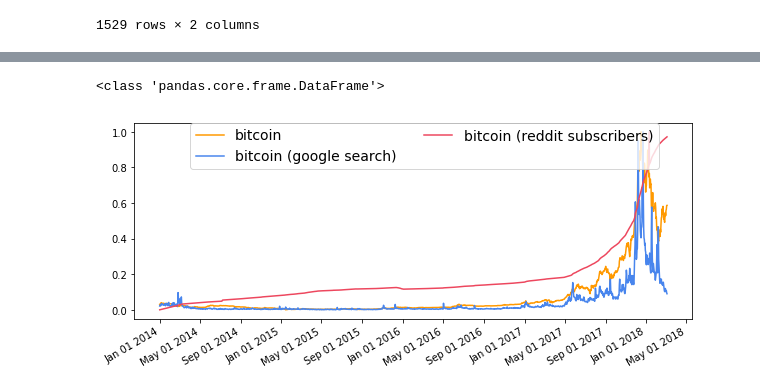
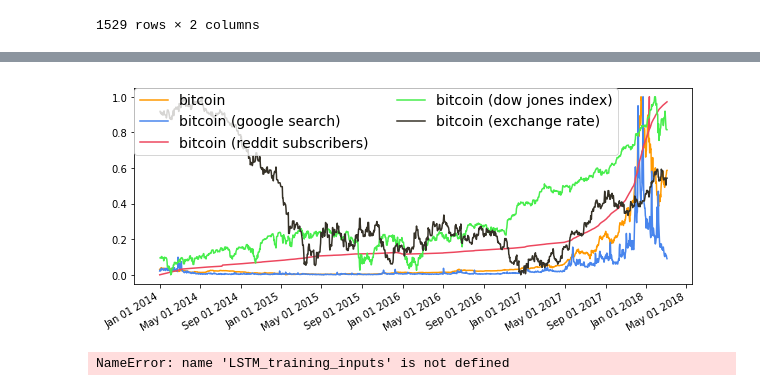
Before and after one commit to kejsiStruga/bitcoin-price-prediction, a Jupyter notebook: Data Gathering.ipynb, the cells around one changed output, grey strips where cells are left out. Saved outputs shown, nothing was run; the diff lists cells and outputs as text; code cells hidden in the pictures.

Commit message:
Finally, the model is done

```diff
--- a/Data Gathering.ipynb
+++ b/Data Gathering.ipynb
@@ -174,47 +174,85 @@ df1 = my_cryptory.extract_coinmarketcap('bitcoin')[['date','close']]
 df2 = my_cryptory.get_google_trends(kw_list=['bitcoin'])
 df3 = my_cryptory.extract_reddit_metrics(subreddit="bitcoin",
                                          metric="total-subscribers")
+# dow jones price (market code from yahoo finance)
+df4 = my_cryptory.get_stock_prices(market="%5EDJI")
+# exchange rates
+df5 = my_cryptory.get_exchange_rates(from_currency="USD", to_currency="EUR")
 
 # btc_google = df1.merge(df2,on='date', how='inner')
 
-btc_google = df1.merge(df2,on='date', how='inner').merge(df3,on='date', how='inner')
-# print(btc_google)
-
-# btc_google.to_csv('btc_data_reconciliation.csv')
+btc_google = df1.merge(df2, on='date', how='inner').merge(df3,on='date', how='inner').merge(df4,on='date' ,how='inner').merge(df5, on='date', how='inner')
 
 # need to scale columns (min-max scaling)
-btc_google[['bitcoin','close', 'total_subscribers']] = (
-        btc_google[['bitcoin', 'close', 'total_subscribers']]-btc_google[['bitcoin', 'close', 'total_subscribers']].min())/(
-        btc_google[['bitcoin', 'close', 'total_subscribers']].max()-btc_google[['bitcoin', 'close', 'total_subscribers']].min())
+btc_google[['bitcoin','close_x', 'total_subscribers', 'adjclose', 'exch_rate']] = (
+        btc_google[['bitcoin', 'close_x', 'total_subscribers', 'adjclose', 'exch_rate']]-btc_google[['bitcoin', 'close_x', 'total_subscribers', 'adjclose', 'exch_rate']].min())/(
+        btc_google[['bitcoin', 'close_x', 'total_subscribers', 'adjclose', 'exch_rate']].max()-btc_google[['bitcoin', 'close_x', 'total_subscribers', 'adjclose', 'exch_rate']].min())
+
+
+btc_google.to_csv('btc_data_reconciliation.csv')
 
 from sklearn.preprocessing import minmax_scale
 
 # btc_google[['bitcoin','close', 'total_subscribers']] = minmax_scale(btc_google[['bitcoin','close', 'total_subscribers']])
-
-print(type(btc_google[['bitcoin','close', 'total_subscribers']]))
-
 
 # plt.plot(btc_google[['bitcoin','close', 'total_subscribers']])
 %matplotlib inline
 fig, ax1 = plt.subplots(1, 1, figsize=(10, 4)) # 1 row 1 col
 
 fig.autofmt_xdate()
 
 ax1.set_xticks([datetime.date(j,i,1) for i in range(1,13,4) for j in range(2014,2019)])
 ax1.set_xticklabels([datetime.date(j,i,1).strftime('%b %d %Y')
                      for i in range(1,13,4) for j in range(2014,2019)])
+
 ax1.plot(btc_google['date'].astype(datetime.datetime),
-             btc_google['close'], label='bitcoin', color='#FF9900')
+             btc_google['close_x'], label='bitcoin', color='#FF9900')
 ax1.plot(btc_google['date'].astype(datetime.datetime),
              btc_google['bitcoin'], label="bitcoin (google search)", color='#4885ed')
 ax1.plot(btc_google['date'].astype(datetime.datetime),
              btc_google['total_subscribers'], label="bitcoin (reddit subscribers)", color='#ed475e')
+ax1.plot(btc_google['date'].astype(datetime.datetime),
+             btc_google['adjclose'], label="bitcoin (dow jones index)", color='#47ed4c')
+ax1.plot(btc_google['date'].astype(datetime.datetime),
+             btc_google['exch_rate'], label="bitcoin (exchange rate)", color='#353127')
 
-ax1.legend(bbox_to_anchor=(0.1, 1), loc=2, borderaxespad=0., ncol=2, prop={'size': 14})
+ax1.legend(bbox_to_anchor=(0, 1), loc=2, borderaxespad=0., ncol=2, prop={'size': 14})
 plt.show()
 # %% [output]
-<class 'pandas.core.frame.DataFrame'>
-[figure, old version]
+[figure, new version]
+# %%
+from keras.models import Sequential
+from keras.layers import Activation, Dense
+from keras.layers import LSTM
+from keras.layers import Dropout
+import numpy as np
+
+def build_model(inputs, output_size, neurons, activ_func = "linear",
+                dropout =0.25, loss="mae", optimizer="adam"):
+    model = Sequential()
+
+    model.add(LSTM(neurons, input_shape=(inputs.shape[1], inputs.shape[2])))
+    model.add(Dropout(dropout))
+
+    model.add(Dense(units=output_size))
+    model.add(Activation(activ_func))
+
+    model.compile(loss=loss, optimizer=optimizer)
+    return model
+
+# random seed for reproducibility
+np.random.seed(202)
+# initialise model architecture
+eth_model = build_model(LSTM_training_inputs, output_size=1, neurons = 20)
+# model output is next price normalised to 10th previous closing price
+LSTM_training_outputs = (training_set['eth_Close'][window_len:].values/training_set['eth_Close'][:-window_len].values)-1
+# train model on data
+# note: eth_history contains information on the training error per epoch
+eth_history = eth_model.fit(LSTM_training_inputs, LSTM_training_outputs,
+                            epochs=50, batch_size=1, verbose=2, shuffle=True)
+#eth_preds = np.loadtxt('eth_preds.txt')
+# %% [output]
+NameError: name 'LSTM_training_inputs' is not defined
 # %%
 # Pearson correlation on all data sources
 import pandas as pd
```
Also changed, not shown: parts of 12 cells of this notebook, 4 other files.
